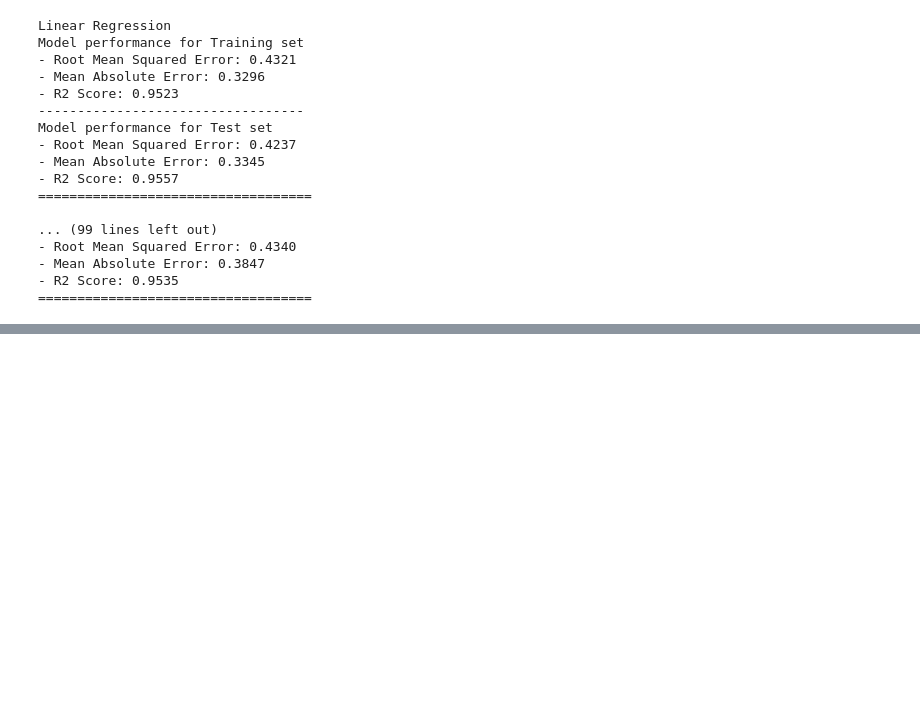
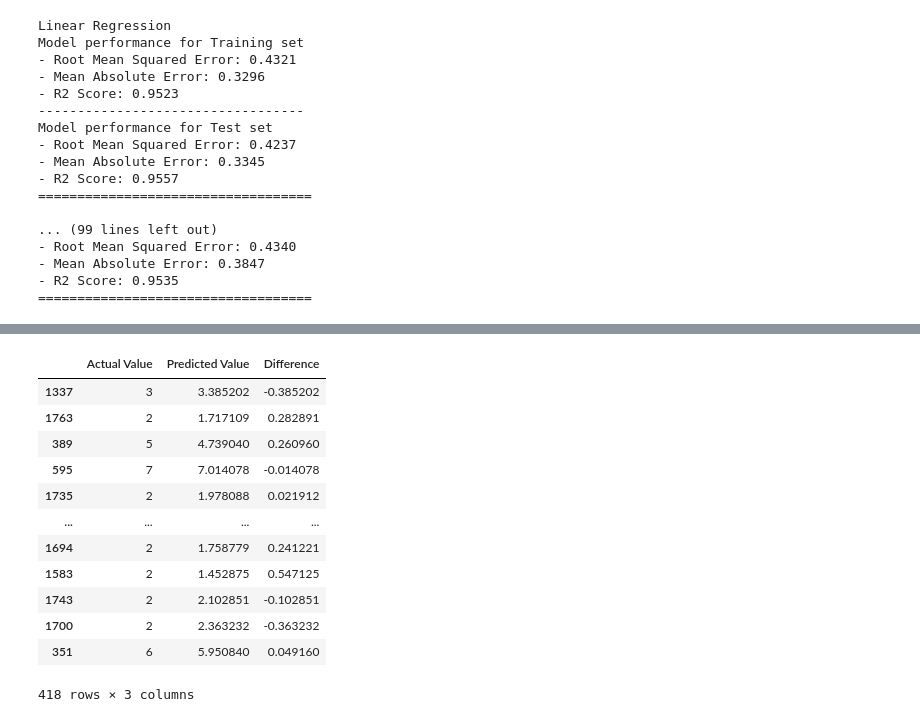
Before and after one commit to Kartikay-Garg/ML_assignment_Q2, a Jupyter notebook: Ques 2.ipynb, the cells around one changed output, grey strips where cells are left out. Cells and saved outputs as stored; diff of their text form; code cells hidden in the pictures; blank space fills up the shorter version.

```diff
--- a/Ques 2.ipynb
+++ b/Ques 2.ipynb
@@ -419,0 +452,17 @@ Model performance for Test set
+# %%
+pred_df=pd.DataFrame({'Actual Value':y_test,'Predicted Value':y_pred,'Difference':y_test-y_pred})
+pred_df
+# %% [output]
+|  | Actual Value | Predicted Value | Difference |
+| 1337 | 3 | 3.385202 | -0.385202 |
+| 1763 | 2 | 1.717109 | 0.282891 |
+| 389 | 5 | 4.739040 | 0.260960 |
+| 595 | 7 | 7.014078 | -0.014078 |
+| 1735 | 2 | 1.978088 | 0.021912 |
+| ... | ... | ... | ... |
+| 1694 | 2 | 1.758779 | 0.241221 |
+| 1583 | 2 | 1.452875 | 0.547125 |
+| 1743 | 2 | 2.102851 | -0.102851 |
+| 1700 | 2 | 2.363232 | -0.363232 |
+| 351 | 6 | 5.950840 | 0.049160 |
+418 rows × 3 columns
```
Also changed, not shown: parts of 4 cells of this notebook.
